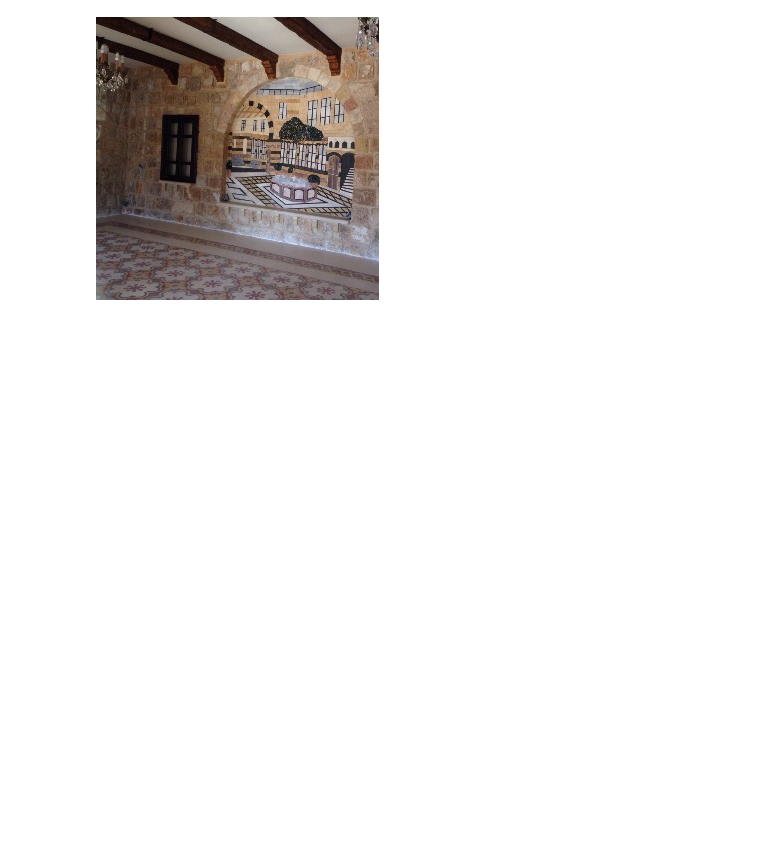
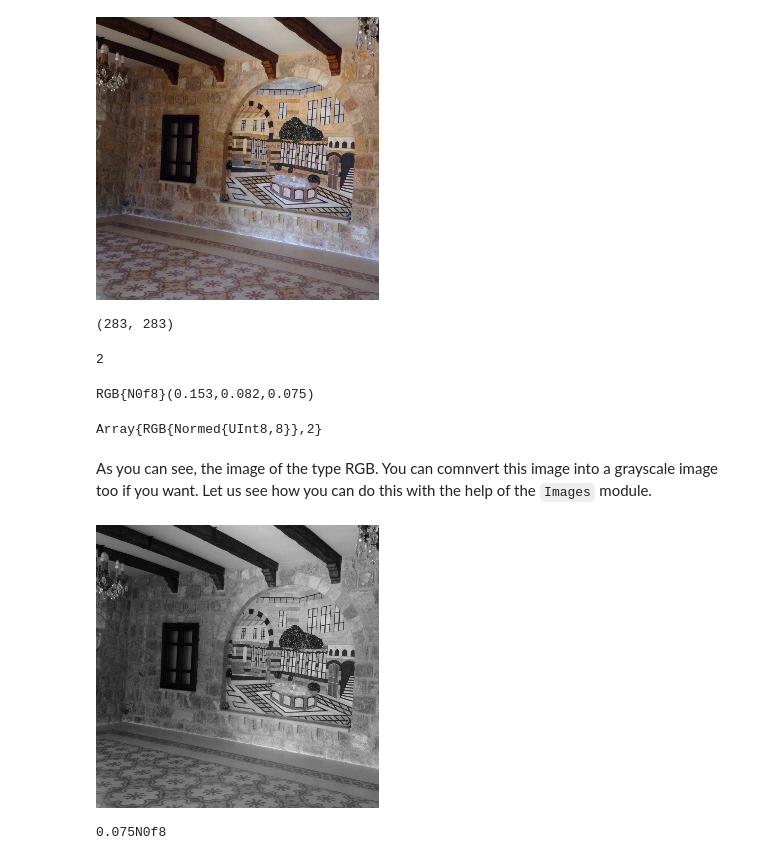
Before and after one commit to amansharma2910/DataScience, a Jupyter notebook: PracticeBooks/02_linear_algebra_julia.ipynb, the cells around one changed output. Drawn from its saved outputs; the diff is of its cells as text; code cells hidden in the pictures; blank space fills up the shorter version.

```diff
--- a/PracticeBooks/02_linear_algebra_julia.ipynb
+++ b/PracticeBooks/02_linear_algebra_julia.ipynb
@@ -341,3 +341,34 @@ Now, let us import our image.
 X = load("./data/khiam-small.jpg")
 # %% [output]
 [figure]
+# %%
+# size of the image
+size(X)
+# %% [output]
+(283, 283)
+# %%
+# number of dimensions in the image
+ndims(X)
+# %% [output]
+2
+# %%
+# printing a single pixel from the image
+X[1, 1]
+# %% [output]
+RGB{N0f8}(0.153,0.082,0.075)
+# %%
+# data type representation of image X
+typeof(X)
+# %% [output]
+Array{RGB{Normed{UInt8,8}},2}
+# %% [markdown]
+As you can see, the image of the type RGB. You can comnvert this image into a grayscale image too if you want. Let us see how you can do this with the help of the `Images` module.
+# %%
+# converting image to grayscale
+grayX = Gray.(X)  # the . operator is known as the broadcasting operator; performs the operation on each element in the array
+# %% [output]
+[figure, added]
+# %%
+X[1, 1].b
+# %% [output]
+0.075N0f8
```
Also changed, not shown: parts of 33 cells of this notebook.
